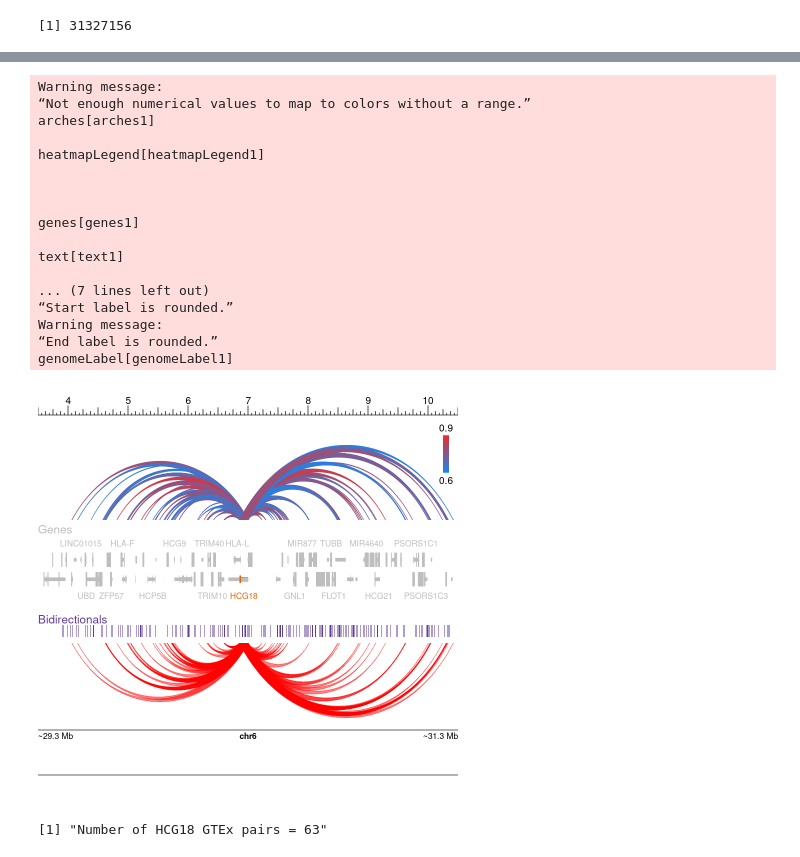
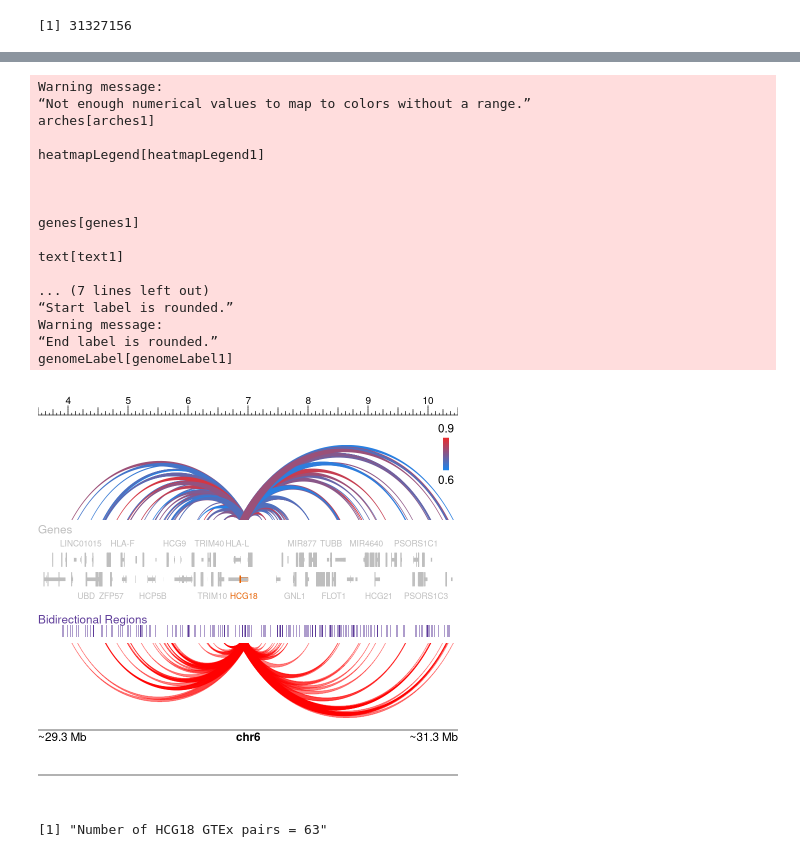
Before and after one commit to Dowell-Lab/DBNascent_Analysis, a Jupyter notebook: analysis/14_Fig4E_plot_genome_tracks.ipynb, the cells around one changed output, grey strips where cells are left out. Drawn from its saved outputs; the diff is of its cells as text; code cells hidden in the pictures.

```diff
--- a/analysis/14_Fig4E_plot_genome_tracks.ipynb
+++ b/analysis/14_Fig4E_plot_genome_tracks.ipynb
@@ -272,7 +272,7 @@ bedpePlot <- plotPairsArches(
 annoHeatmapLegend(
     plot = bedpePlot, fontcolor = "black",
     x = 10.25, y = 0.15,
-    width = 0.10, height = 1, fontsize = 12
+    width = 0.10, height = 1, fontsize = 14
 )
 
 ## Add gene track
@@ -311,7 +311,7 @@ pileupPlot <- plotRanges(
 )
 
 plotText(
-    label = "Bidirectionals", fontcolor = "#5e3c99", fontsize = 14,
+    label = "Bidirectional Regions", fontcolor = "#5e3c99", fontsize = 14,
     x = 3.5, y = 3.4, just = "left"
 )
 
@@ -328,34 +328,35 @@ bedpePlot <- plotPairsArches(
     x = 3.5, y = 3.8, width = 7, height = 1.25,
     just = c("left", "top"),
     default.units = "inches"
 )
 
 ## Plot genome label
 plotGenomeLabel(
     chrom = "chr6", chromstart = 29327156, chromend = 31327156,
     assembly = "hg38",
+    fontsize = 14,
     x = 3.5, y = 5.25, length = 7, scale = "Mb",
     just = c("left", "top"), default.units = "inches"
 )
 # %% [output]
 Warning message:
 “Not enough numerical values to map to colors without a range.”
 arches[arches1]
 
 heatmapLegend[heatmapLegend1]
 
 
 
 genes[genes1]
 
 text[text1]
 
 ... (7 lines left out)
 “Start label is rounded.”
 Warning message:
 “End label is rounded.”
 genomeLabel[genomeLabel1]
-[figure, old version]
+[figure, new version]
 # %%
 hcg18_gtex_Npairs <- nrow(unique(sig_pairs_hcg18_gtex[,c('transcript1_chrom',
                                                          'transcript1_start',
```
Also changed, not shown: parts of 4 cells of this notebook, 6 other files.
